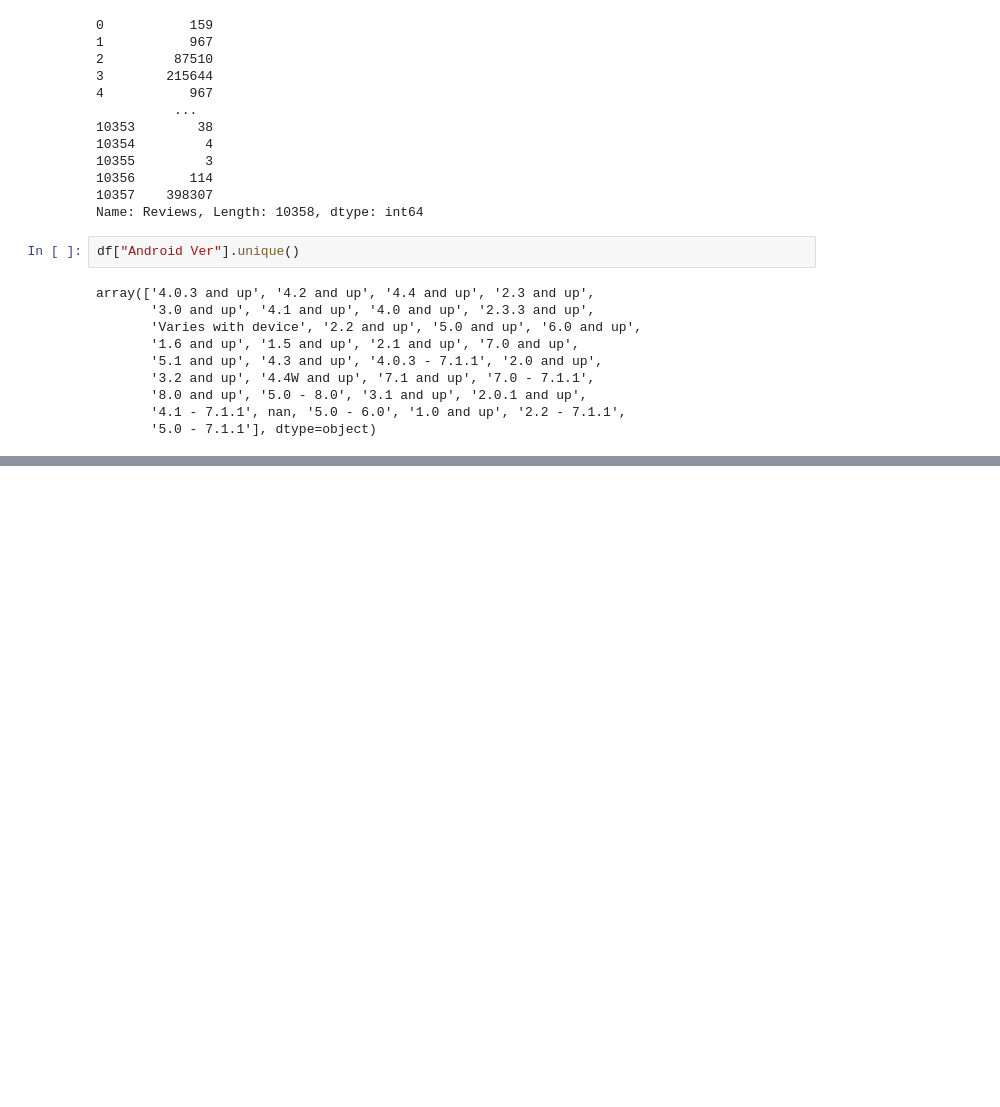
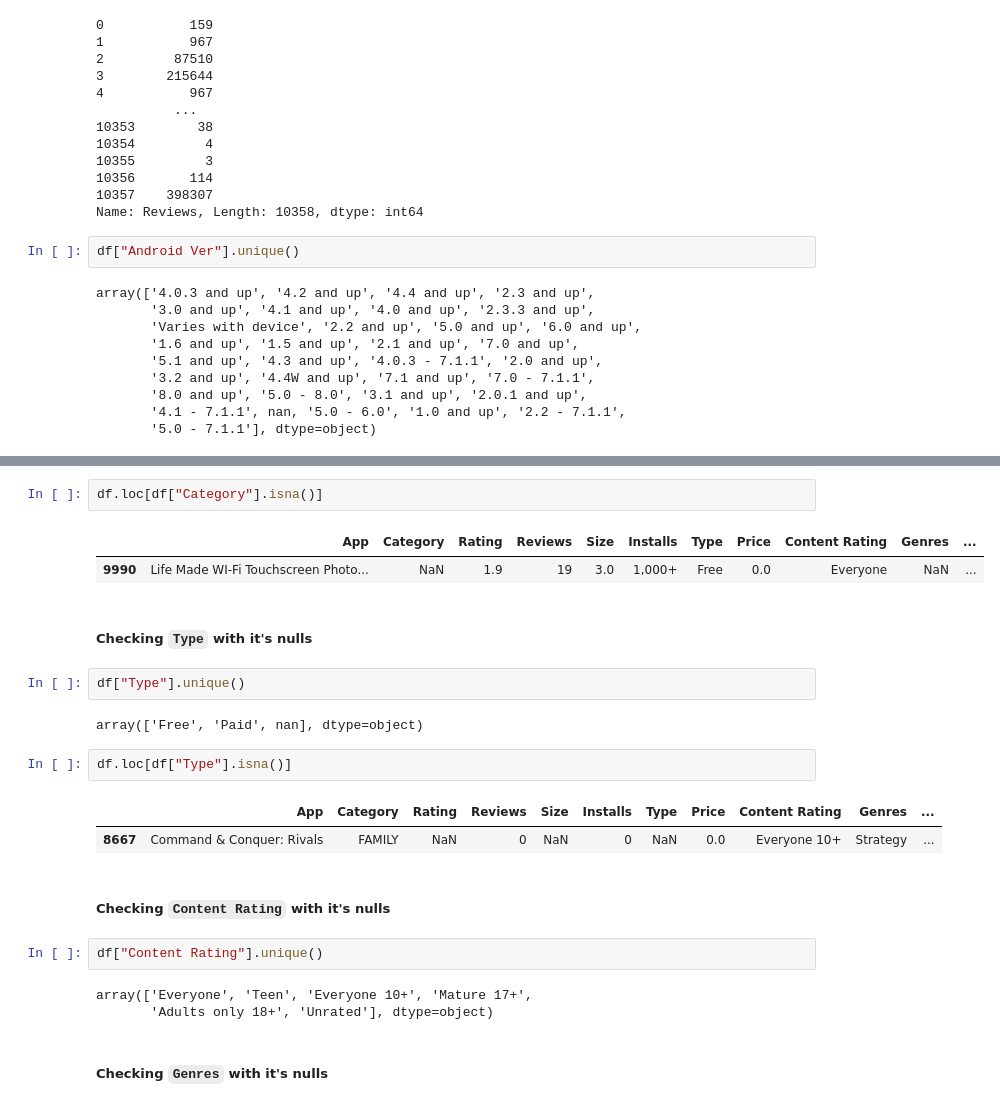
Before and after one commit to YoussifAhmed66/Play-Store-apps-data-cleaning-and-preprocessing, a Jupyter notebook: Script.ipynb, the cells around one changed output, grey strips where cells are left out. Cells and saved outputs as stored; diff of their text form; blank space fills up the shorter version.

```diff
--- a/Script.ipynb
+++ b/Script.ipynb
@@ -269,0 +423,25 @@ def clean_android_ver(version):
+# %%
+df.loc[df["Category"].isna()]
+# %% [output]
+|  | App | Category | Rating | Reviews | Size | Installs | Type | Price | Content Rating | Genres | ... |
+| 9990 | Life Made WI-Fi Touchscreen Photo... | NaN | 1.9 | 19 | 3.0 | 1,000+ | Free | 0.0 | Everyone | NaN | ... |
+# %% [markdown]
+##### Checking `Type` with it's nulls
+# %%
+df["Type"].unique()
+# %% [output]
+array(['Free', 'Paid', nan], dtype=object)
+# %%
+df.loc[df["Type"].isna()]
+# %% [output]
+|  | App | Category | Rating | Reviews | Size | Installs | Type | Price | Content Rating | Genres | ... |
+| 8667 | Command & Conquer: Rivals | FAMILY | NaN | 0 | NaN | 0 | NaN | 0.0 | Everyone 10+ | Strategy | ... |
+# %% [markdown]
+##### Checking `Content Rating` with it's nulls
+# %%
+df["Content Rating"].unique()
+# %% [output]
+array(['Everyone', 'Teen', 'Everyone 10+', 'Mature 17+',
+       'Adults only 18+', 'Unrated'], dtype=object)
+# %% [markdown]
+##### Checking `Genres` with it's nulls
```
Also changed, not shown: parts of 33 cells of this notebook.
